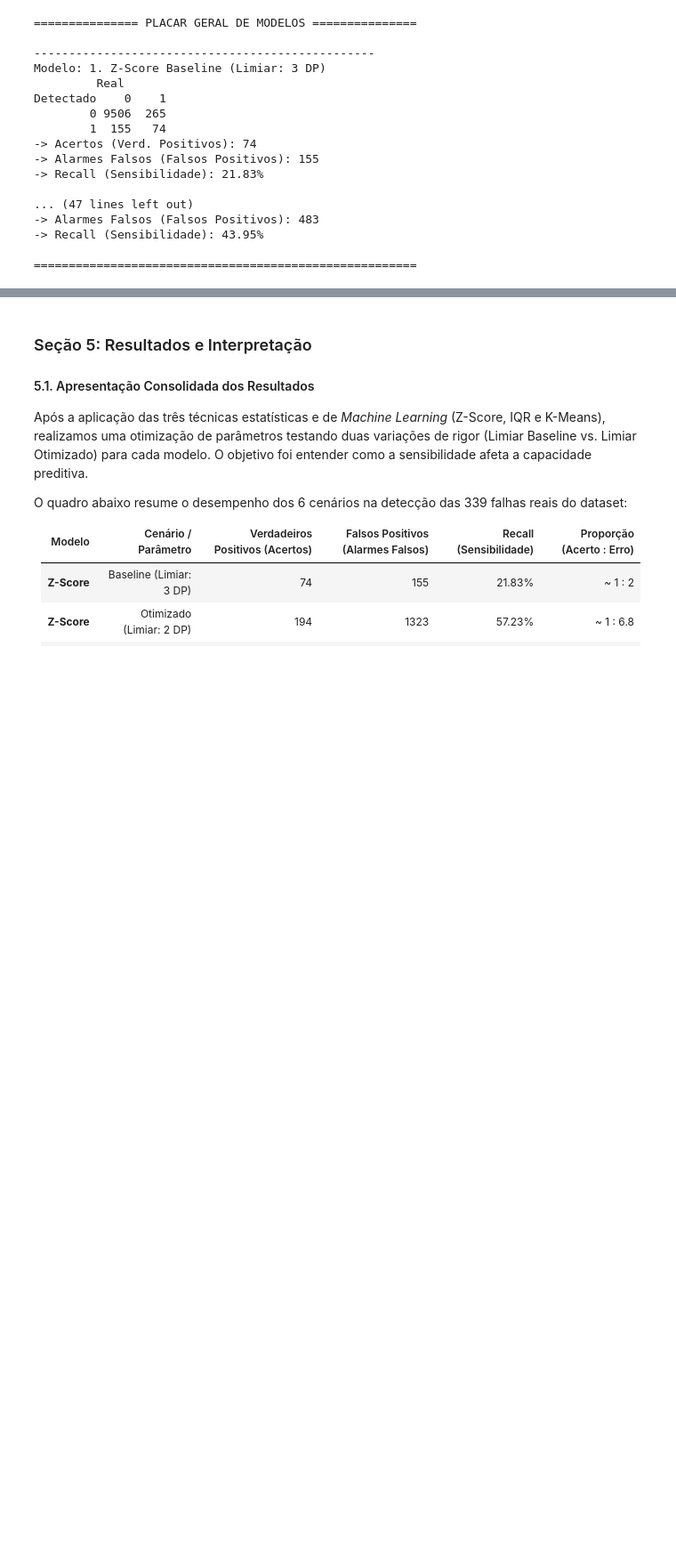
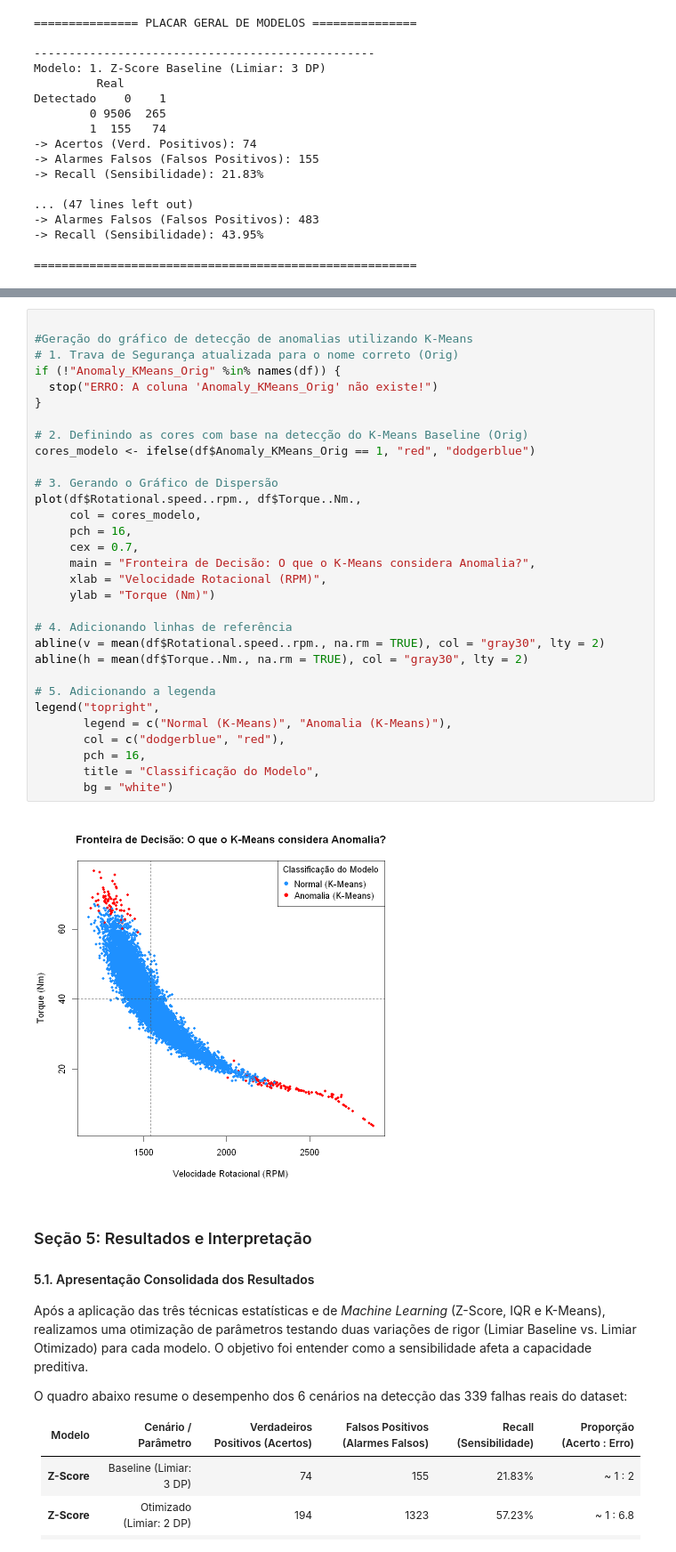
Before and after one commit to Melo-RafaelV/deteccao-anomalias-manutencao, a Jupyter notebook: deteccao-anomalias-maquinas.ipynb, the cells around one changed output, grey strips where cells are left out. Shown at 89% size. Cells and saved outputs as stored; diff of their text form; blank space fills up the shorter version.

```diff
--- a/deteccao-anomalias-maquinas.ipynb
+++ b/deteccao-anomalias-maquinas.ipynb
@@ -824,3 +846,36 @@ Detectado    0    1
+# %%
+
+#Geração do gráfico de detecção de anomalias utilizando K-Means
+# 1. Trava de Segurança atualizada para o nome correto (Orig)
+if (!"Anomaly_KMeans_Orig" %in% names(df)) {
+  stop("ERRO: A coluna 'Anomaly_KMeans_Orig' não existe!")
+}
+
+# 2. Definindo as cores com base na detecção do K-Means Baseline (Orig)
+cores_modelo <- ifelse(df$Anomaly_KMeans_Orig == 1, "red", "dodgerblue")
+
+# 3. Gerando o Gráfico de Dispersão
+plot(df$Rotational.speed..rpm., df$Torque..Nm.,
+     col = cores_modelo,
+     pch = 16,
+     cex = 0.7,
+     main = "Fronteira de Decisão: O que o K-Means considera Anomalia?",
+     xlab = "Velocidade Rotacional (RPM)",
+     ylab = "Torque (Nm)")
+
+# 4. Adicionando linhas de referência
+abline(v = mean(df$Rotational.speed..rpm., na.rm = TRUE), col = "gray30", lty = 2)
+abline(h = mean(df$Torque..Nm., na.rm = TRUE), col = "gray30", lty = 2)
+
+# 5. Adicionando a legenda
+legend("topright",
+       legend = c("Normal (K-Means)", "Anomalia (K-Means)"),
+       col = c("dodgerblue", "red"),
+       pch = 16,
+       title = "Classificação do Modelo",
+       bg = "white")
+# %% [output]
+[figure, added]
 # %% [markdown]
 ### Seção 5: Resultados e Interpretação
 
```
Also changed, not shown: parts of 2 cells of this notebook.
